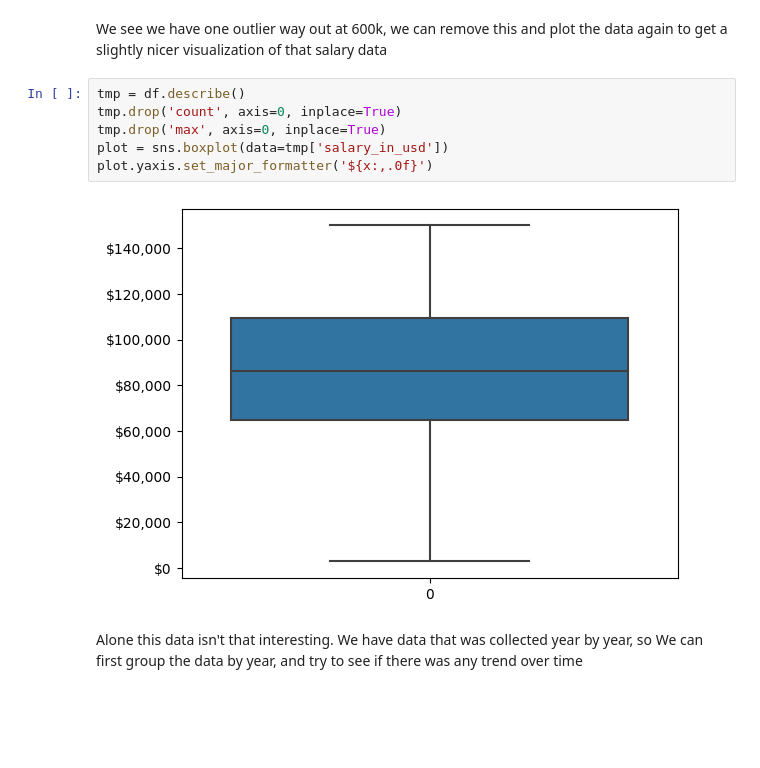
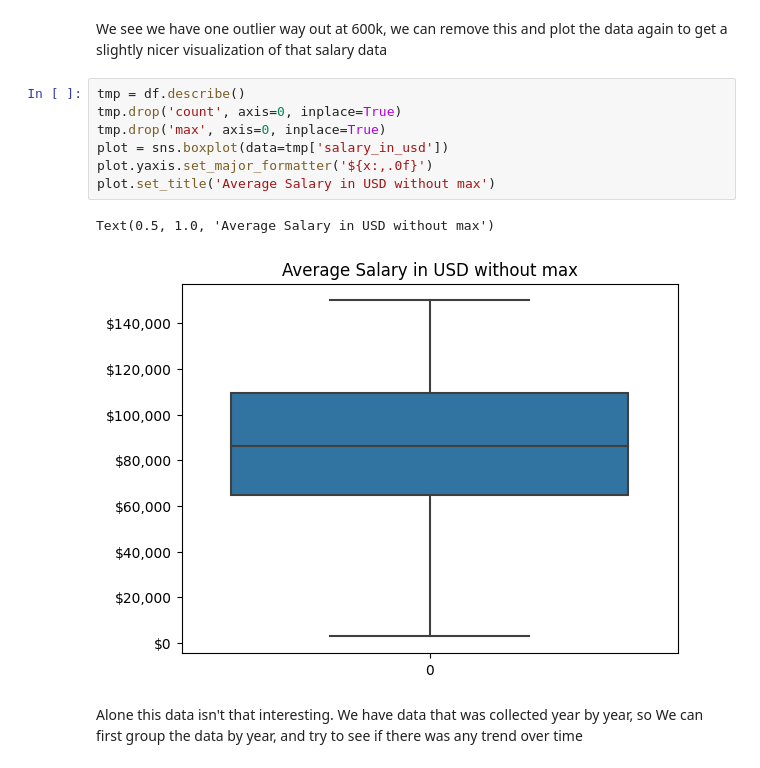
Before and after one commit to jtlantz/dm-proj1, a Jupyter notebook: notebooks/ds_salaries.ipynb, the cells around one changed output. Saved outputs shown, nothing was run; the diff lists cells and outputs as text; blank space fills up the shorter version.

```diff
--- a/notebooks/ds_salaries.ipynb
+++ b/notebooks/ds_salaries.ipynb
@@ -68,11 +79,13 @@ We see we have one outlier way out at 600k, we can remove this and plot the data
 # %%
 tmp = df.describe()
 tmp.drop('count', axis=0, inplace=True)
 tmp.drop('max', axis=0, inplace=True)
 plot = sns.boxplot(data=tmp['salary_in_usd'])
 plot.yaxis.set_major_formatter('${x:,.0f}')
+plot.set_title('Average Salary in USD without max')
 # %% [output]
+Text(0.5, 1.0, 'Average Salary in USD without max')
-[figure, old version]
+[figure, new version]
 # %% [markdown]
 Alone this data isn't that interesting.  We have data that was collected year by year, so We can first group the data by year, and try to see if there was any trend over time
 # %%
```
Also changed, not shown: parts of 16 cells of this notebook, 2 other files.
